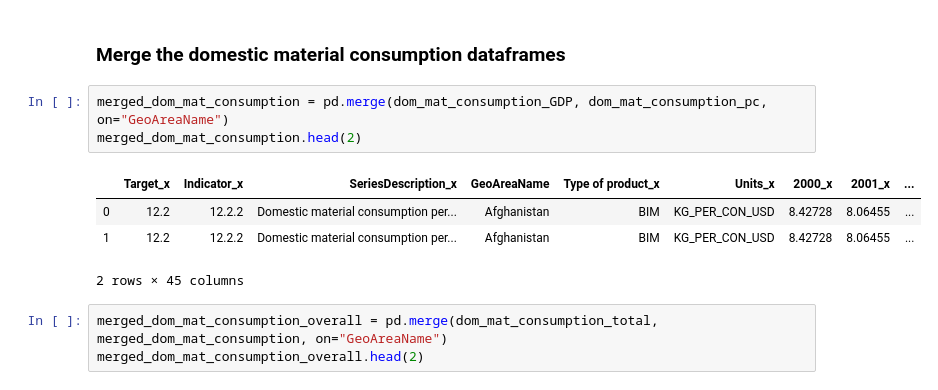
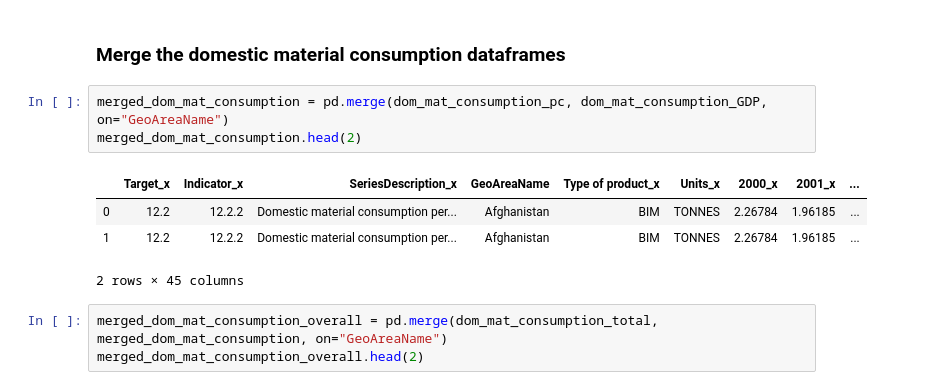
Before and after one commit to mvongjesda/UN_Sustainable_Development_Goals_Sustainability, a Jupyter notebook: resources/Sustainability_Analysis.ipynb, the cells around one changed output. Saved outputs shown, nothing was run; the diff lists cells and outputs as text.

Commit message:
More merges

```diff
--- a/resources/Sustainability_Analysis.ipynb
+++ b/resources/Sustainability_Analysis.ipynb
@@ -320,12 +329,12 @@ dom_mat_consumption_total.head(2)
 # %% [markdown]
 ### Merge the domestic material consumption dataframes
 # %%
-merged_dom_mat_consumption = pd.merge(dom_mat_consumption_GDP, dom_mat_consumption_pc, on="GeoAreaName")
+merged_dom_mat_consumption = pd.merge(dom_mat_consumption_pc, dom_mat_consumption_GDP, on="GeoAreaName")
 merged_dom_mat_consumption.head(2)
 # %% [output]
 |  | Target_x | Indicator_x | SeriesDescription_x | GeoAreaName | Type of product_x | Units_x | 2000_x | 2001_x | ... |
-| 0 | 12.2 | 12.2.2 | Domestic material consumption per... | Afghanistan | BIM | KG_PER_CON_USD | 8.42728 | 8.06455 | ... |
-| 1 | 12.2 | 12.2.2 | Domestic material consumption per... | Afghanistan | BIM | KG_PER_CON_USD | 8.42728 | 8.06455 | ... |
+| 0 | 12.2 | 12.2.2 | Domestic material consumption per... | Afghanistan | BIM | TONNES | 2.26784 | 1.96185 | ... |
+| 1 | 12.2 | 12.2.2 | Domestic material consumption per... | Afghanistan | BIM | TONNES | 2.26784 | 1.96185 | ... |
 2 rows × 45 columns
 # %%
 merged_dom_mat_consumption_overall = pd.merge(dom_mat_consumption_total, merged_dom_mat_consumption, on="GeoAreaName")
```
Also changed, not shown: parts of 12 cells of this notebook.
